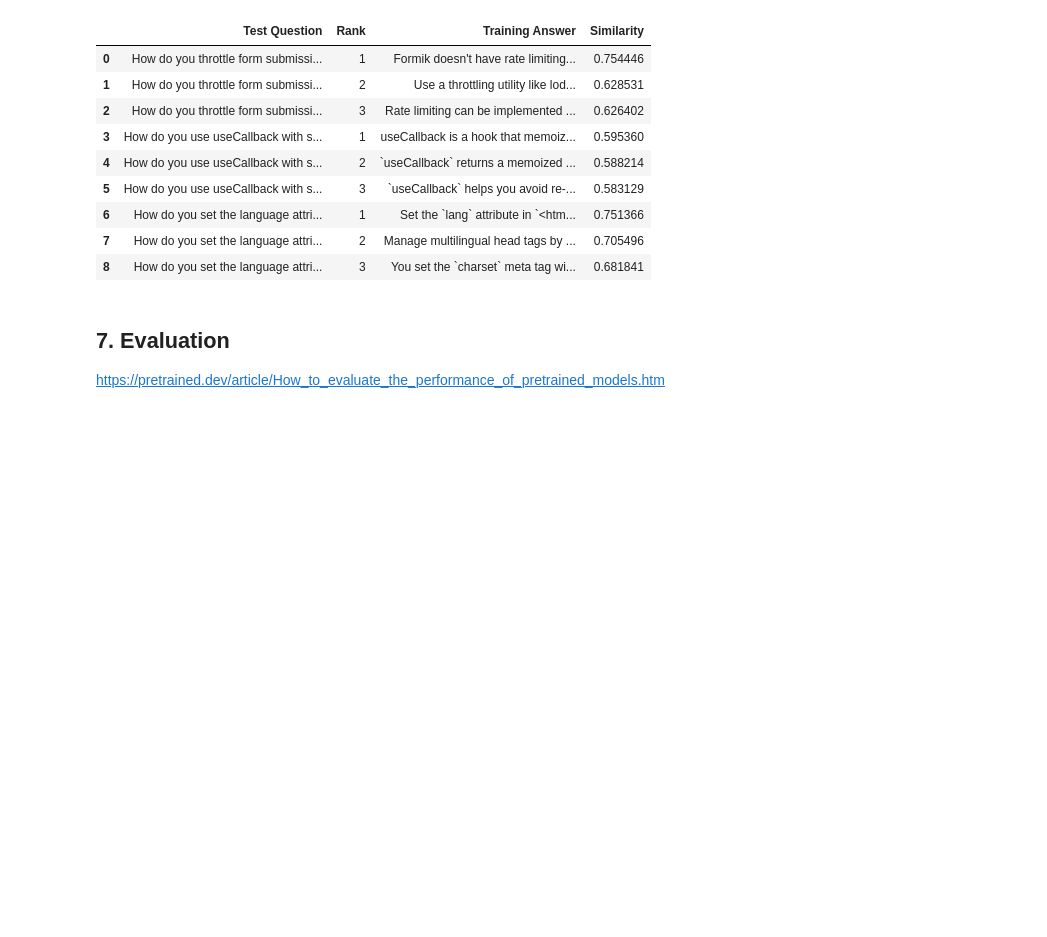
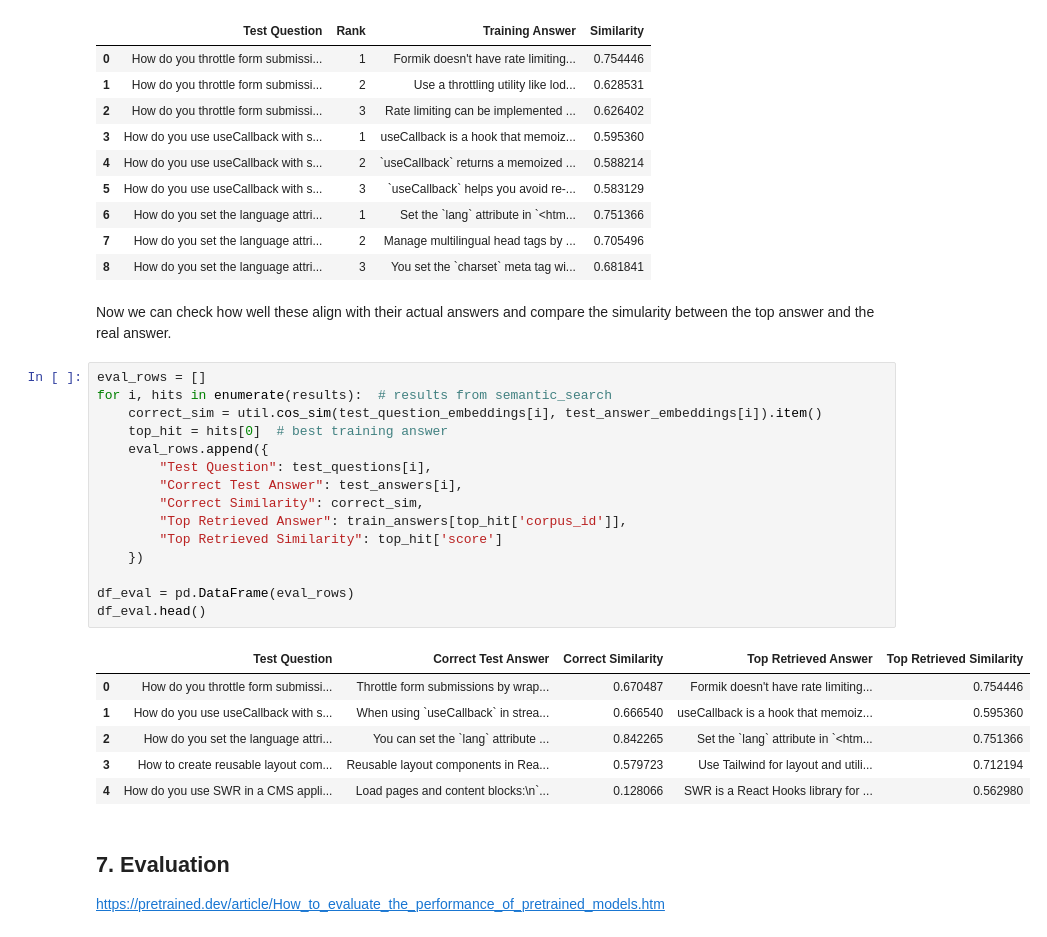
Before and after one commit to JadePrideaux/ReactJS-FAQ-ChatBot, a Jupyter notebook: notebooks/model.ipynb, the cells around one changed output. Drawn from its saved outputs; the diff is of its cells as text; blank space fills up the shorter version.

Commit message:
feat: compare test answers and question similarity to previous similarity

```diff
--- a/notebooks/model.ipynb
+++ b/notebooks/model.ipynb
@@ -178,6 +176,30 @@ df.head(3 * top_k)
 | 6 | How do you set the language attri... | 1 | Set the `lang` attribute in `<htm... | 0.751366 |
 | 7 | How do you set the language attri... | 2 | Manage multilingual head tags by ... | 0.705496 |
 | 8 | How do you set the language attri... | 3 | You set the `charset` meta tag wi... | 0.681841 |
+# %% [markdown]
+Now we can check how well these align with their actual answers and compare the simularity between the top answer and the real answer.
+# %%
+eval_rows = []
+for i, hits in enumerate(results):  # results from semantic_search
+    correct_sim = util.cos_sim(test_question_embeddings[i], test_answer_embeddings[i]).item()
+    top_hit = hits[0]  # best training answer
+    eval_rows.append({
+        "Test Question": test_questions[i],
+        "Correct Test Answer": test_answers[i],
+        "Correct Similarity": correct_sim,
+        "Top Retrieved Answer": train_answers[top_hit['corpus_id']],
+        "Top Retrieved Similarity": top_hit['score']
+    })
+
+df_eval = pd.DataFrame(eval_rows)
+df_eval.head()
+# %% [output]
+|  | Test Question | Correct Test Answer | Correct Similarity | Top Retrieved Answer | Top Retrieved Similarity |
+| 0 | How do you throttle form submissi... | Throttle form submissions by wrap... | 0.670487 | Formik doesn't have rate limiting... | 0.754446 |
+| 1 | How do you use useCallback with s... | When using `useCallback` in strea... | 0.666540 | useCallback is a hook that memoiz... | 0.595360 |
+| 2 | How do you set the language attri... | You can set the `lang` attribute ... | 0.842265 | Set the `lang` attribute in `<htm... | 0.751366 |
+| 3 | How to create reusable layout com... | Reusable layout components in Rea... | 0.579723 | Use Tailwind for layout and utili... | 0.712194 |
+| 4 | How do you use SWR in a CMS appli... | Load pages and content blocks:\n`... | 0.128066 | SWR is a React Hooks library for ... | 0.562980 |
 # %% [markdown]
 ## 7. Evaluation
 
```
Also changed, not shown: parts of 1 cell of this notebook.
